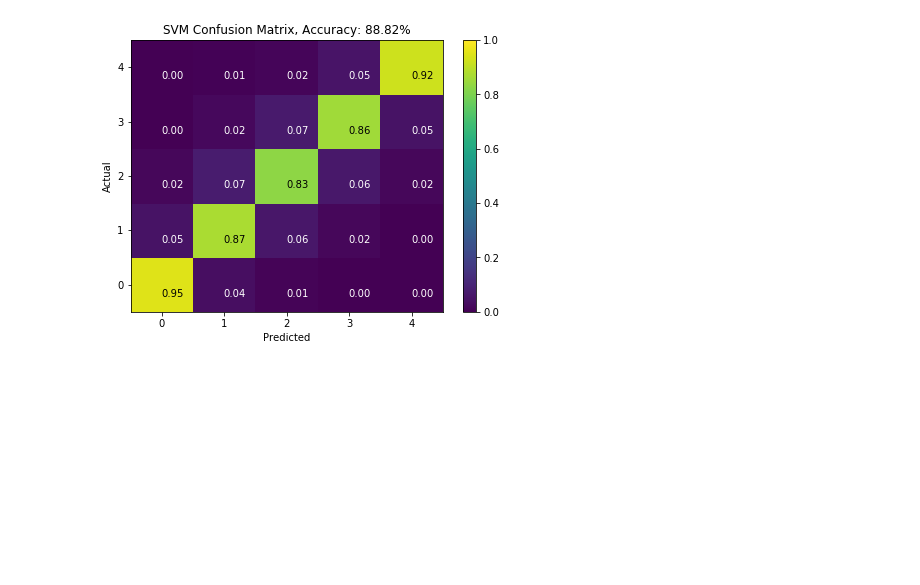
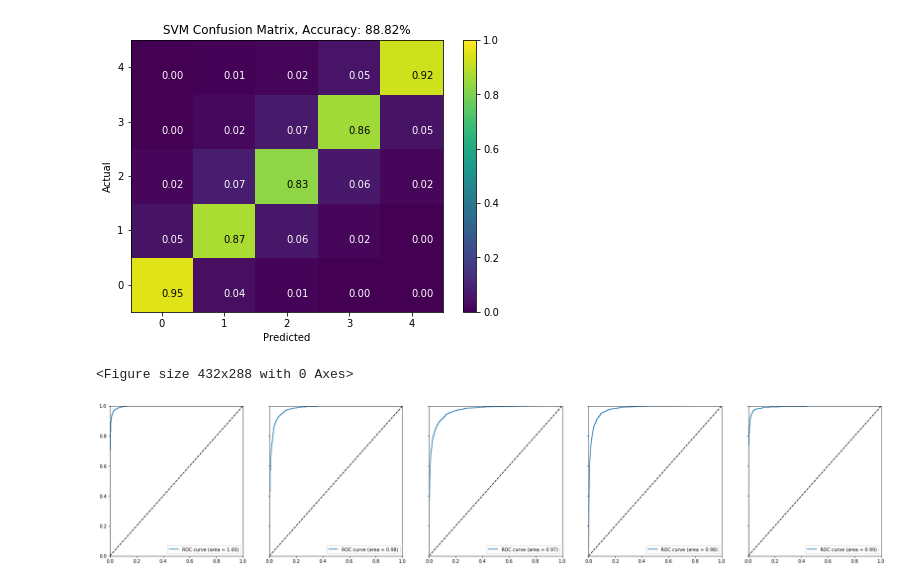
Before and after one commit to Tiankai-Jiang/ECE657A-A3, a Jupyter notebook: part1.ipynb, the cells around one changed output. Drawn from its saved outputs; the diff is of its cells as text; code cells hidden in the pictures; blank space fills up the shorter version.

Commit message:
added ROC plot for SVC

```diff
--- a/part1.ipynb
+++ b/part1.ipynb
@@ -156,3 +157,26 @@ for name, clf in cs2.items():
 [figure]
 [figure]
 [figure]
+# %%
+X_train_pca, X_test_pca, y_train, y_test = train_test_split(PCA(n_components = 20).fit_transform(StandardScaler().fit_transform(df.iloc[:,1:].values)), label_binarize(df.iloc[:,0], classes=[*range(5)]), test_size=0.2, random_state=42)
+y_score = OneVsRestClassifier(SVC(random_state=42, C = 35)).fit(X_train_pca, y_train).decision_function(X_test_pca)
+
+fpr, tpr, roc_auc = dict(), dict(), dict()
+for i in range(5):
+    fpr[i], tpr[i], _ = roc_curve(y_test[:, i], y_score[:, i])
+    roc_auc[i] = auc(fpr[i], tpr[i])
+
+f = plt.figure()
+f, axes = plt.subplots(nrows = 1, ncols = 5, figsize = (30, 6), sharey = True)
+for i in range(5):
+    axes[i].plot(fpr[i], tpr[i], label='ROC curve (area = %0.2f)' % roc_auc[i])
+    axes[i].plot([0, 1], [0, 1], 'k--')
+    axes[i].set_xlim([0.0, 1.0])
+    axes[i].set_ylim([0.0, 1.0])
+#     plt.xlabel('False Positive Rate')
+#     plt.ylabel('True Positive Rate')
+    axes[i].legend(loc="lower right")
+plt.show()
+# %% [output]
+<Figure size 432x288 with 0 Axes>
+[figure, added]
```
Also changed, not shown: parts of 1 cell of this notebook.
